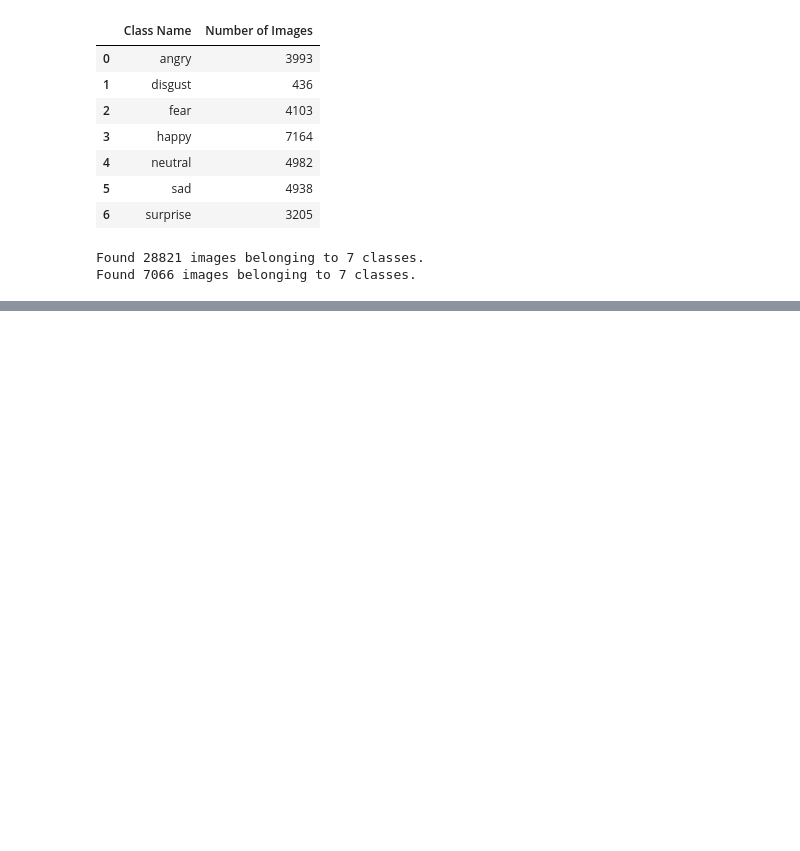
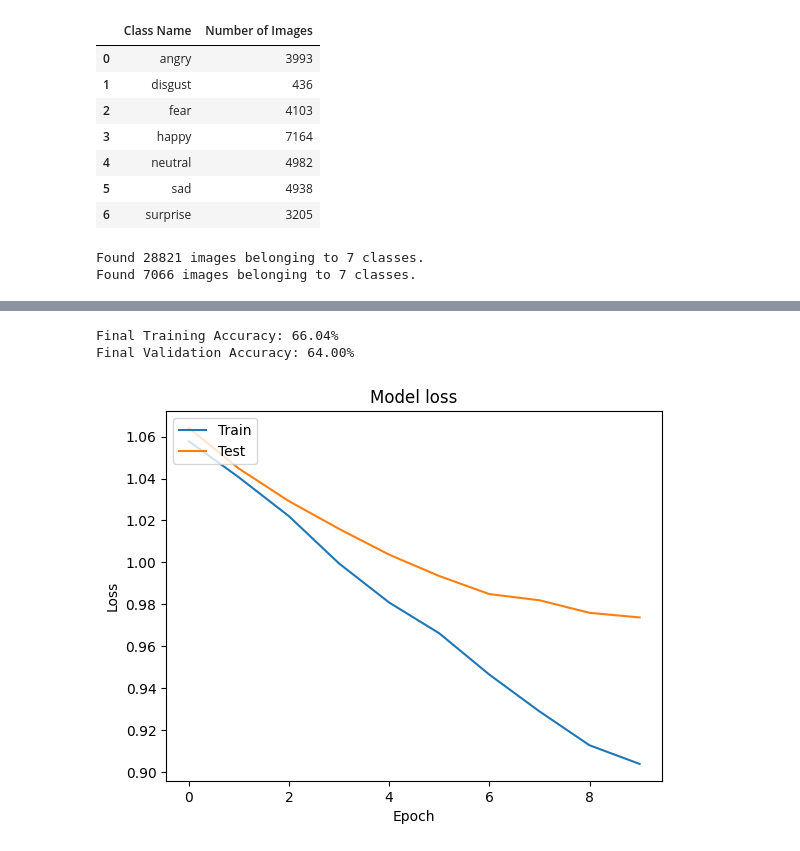
Before and after one commit to AnshSharma2521/Multimodal-Emotion-Recognition, a Jupyter notebook: expression.ipynb, the cells around one changed output, grey strips where cells are left out. Saved outputs shown, nothing was run; the diff lists cells and outputs as text; code cells hidden in the pictures; blank space fills up the shorter version.

Commit message:
model trained

```diff
--- a/expression.ipynb
+++ b/expression.ipynb
@@ -114,0 +146,7 @@ NameError: name 'class_names' is not defined
+# %%
+history = model.fit(
+    train_generator,
+    validation_data=validation_generator,
+    epochs=20,
+    callbacks=[early_stopping, reduce_lr]
+)
@@ -114,0 +175,9 @@ NameError: name 'class_names' is not defined
+# %%
+model.compile(optimizer=Adam(learning_rate=1e-5), loss='categorical_crossentropy', metrics=['accuracy'])
+# %%
+fine_tune_history = model.fit(
+    train_generator,
+    validation_data=validation_generator,
+    epochs=10,
+    callbacks=[early_stopping, reduce_lr]
+)
@@ -114,0 +205,7 @@ NameError: name 'class_names' is not defined
+# %%
+fine_tune_history2 = model.fit(
+    train_generator,
+    validation_data=validation_generator,
+    epochs=10,
+    callbacks=[early_stopping, reduce_lr]
+)
@@ -114,0 +254,19 @@ NameError: name 'class_names' is not defined
+# %%
+final_train_accuracy = fine_tune_history2.history['accuracy'][-1]
+final_val_accuracy = fine_tune_history2.history['val_accuracy'][-1]
+
+print(f"Final Training Accuracy: {final_train_accuracy * 100:.2f}%")
+print(f"Final Validation Accuracy: {final_val_accuracy * 100:.2f}%")
+# %% [output]
+Final Training Accuracy: 66.04%
+Final Validation Accuracy: 64.00%
+# %%
+plt.plot(fine_tune_history2.history['loss'])
+plt.plot(fine_tune_history2.history['val_loss'])
+plt.title('Model loss')
+plt.ylabel('Loss')
+plt.xlabel('Epoch')
+plt.legend(['Train', 'Test'], loc='upper left')
+plt.show()
+# %% [output]
+[figure, added]
```
Also changed, not shown: parts of 21 cells of this notebook, 5 other files.
